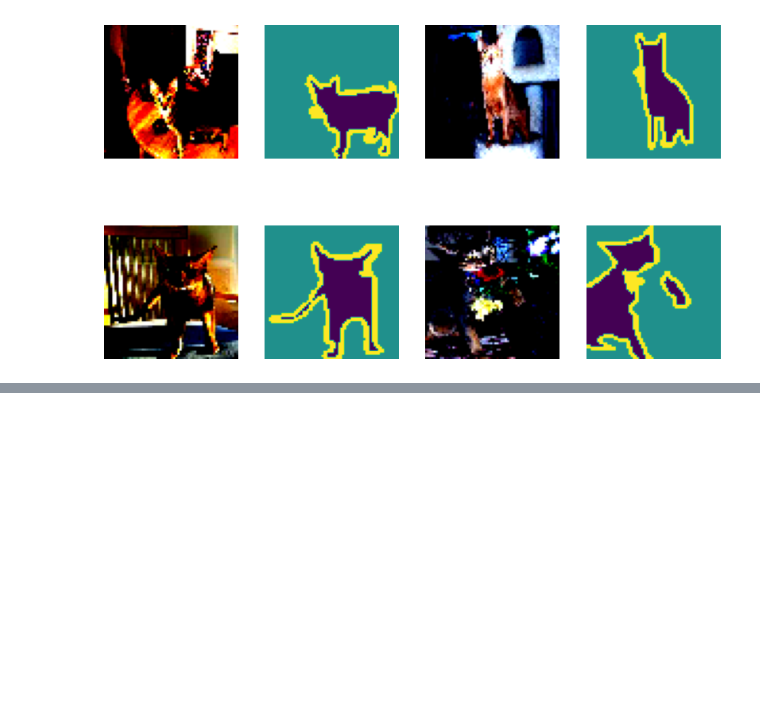
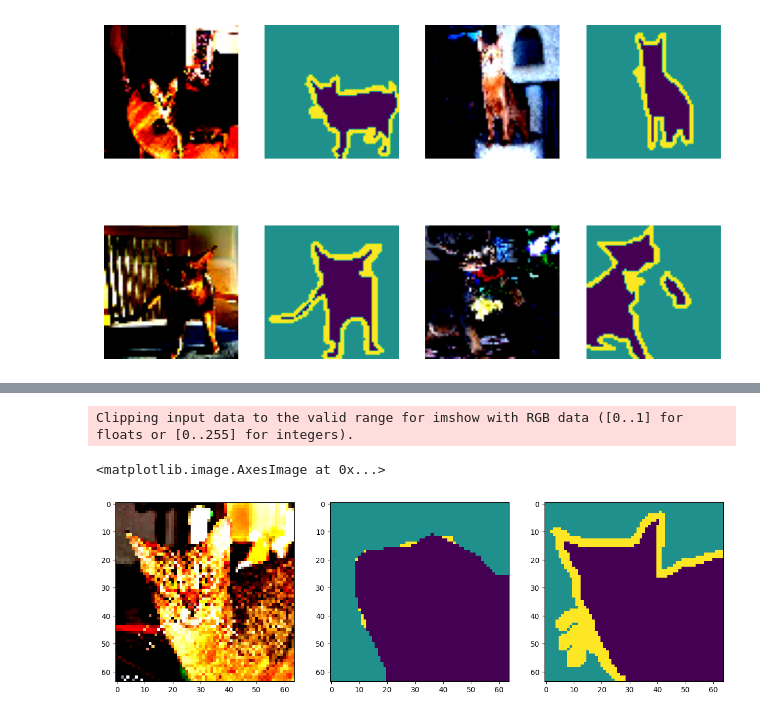
Before and after one commit to custibor99/dlvc_ss24, a Jupyter notebook: assignments/assignment_2/demo.ipynb, the cells around one changed output, grey strips where cells are left out. Saved outputs shown, nothing was run; the diff lists cells and outputs as text; code cells hidden in the pictures; blank space fills up the shorter version.

```diff
--- a/assignments/assignment_2/demo.ipynb
+++ b/assignments/assignment_2/demo.ipynb
@@ -168,0 +164,12 @@ torch.Size([64, 64, 3])
+# %%
+img, label = next(loader)
+prediction = model(img)
+res = prediction.argmax(dim=1)
+fig, ax = plt.subplots(1,3,figsize=(15,6))
+ax[0].imshow(img.view([3,64,64]).permute(1,2,0))
+ax[1].imshow(res.view(64,64))
+ax[2].imshow(label.view(64,64))
+# %% [output]
+Clipping input data to the valid range for imshow with RGB data ([0..1] for floats or [0..255] for integers).
+<matplotlib.image.AxesImage at 0x...>
+[figure, added]
```
Also changed, not shown: parts of 11 cells of this notebook.
